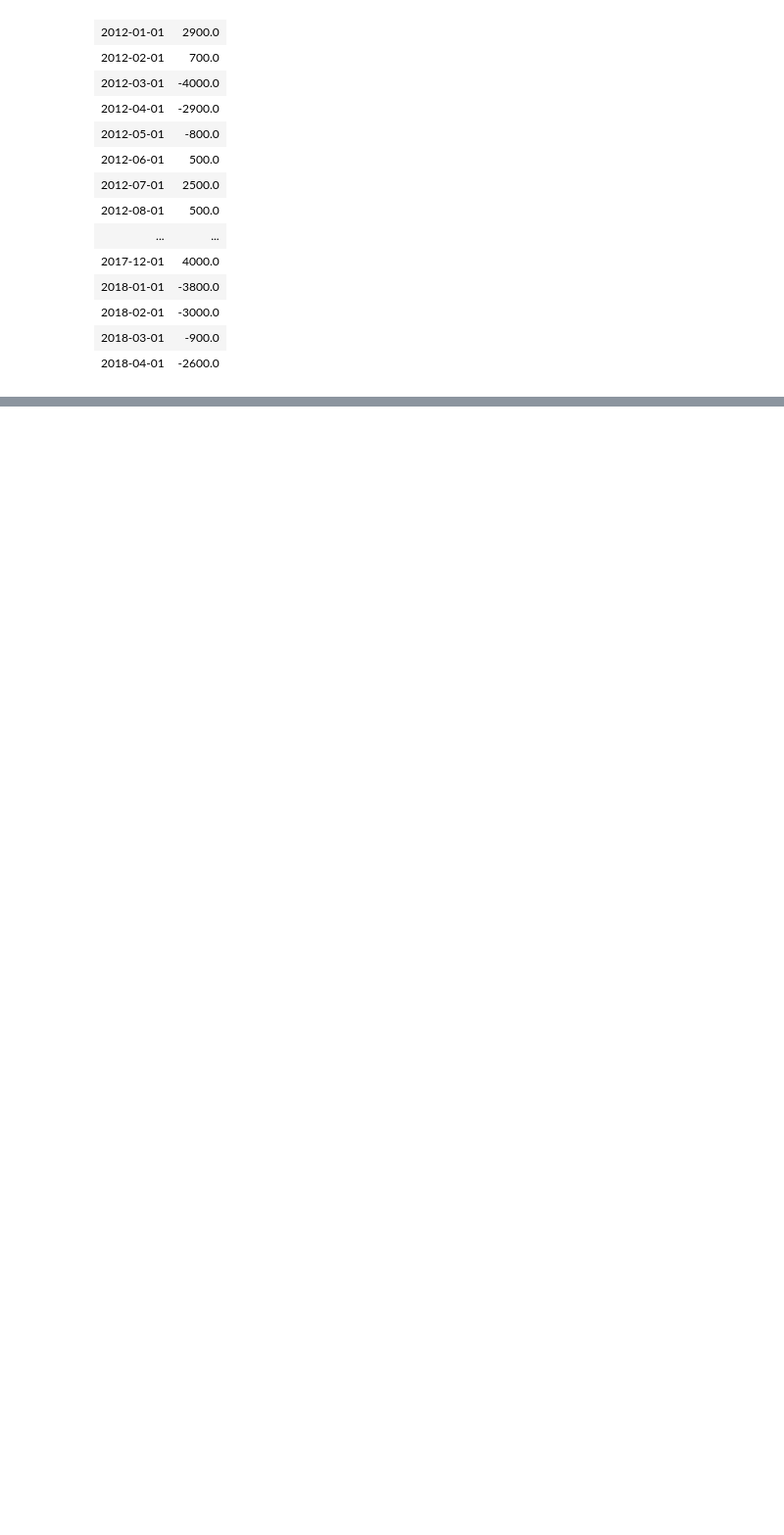
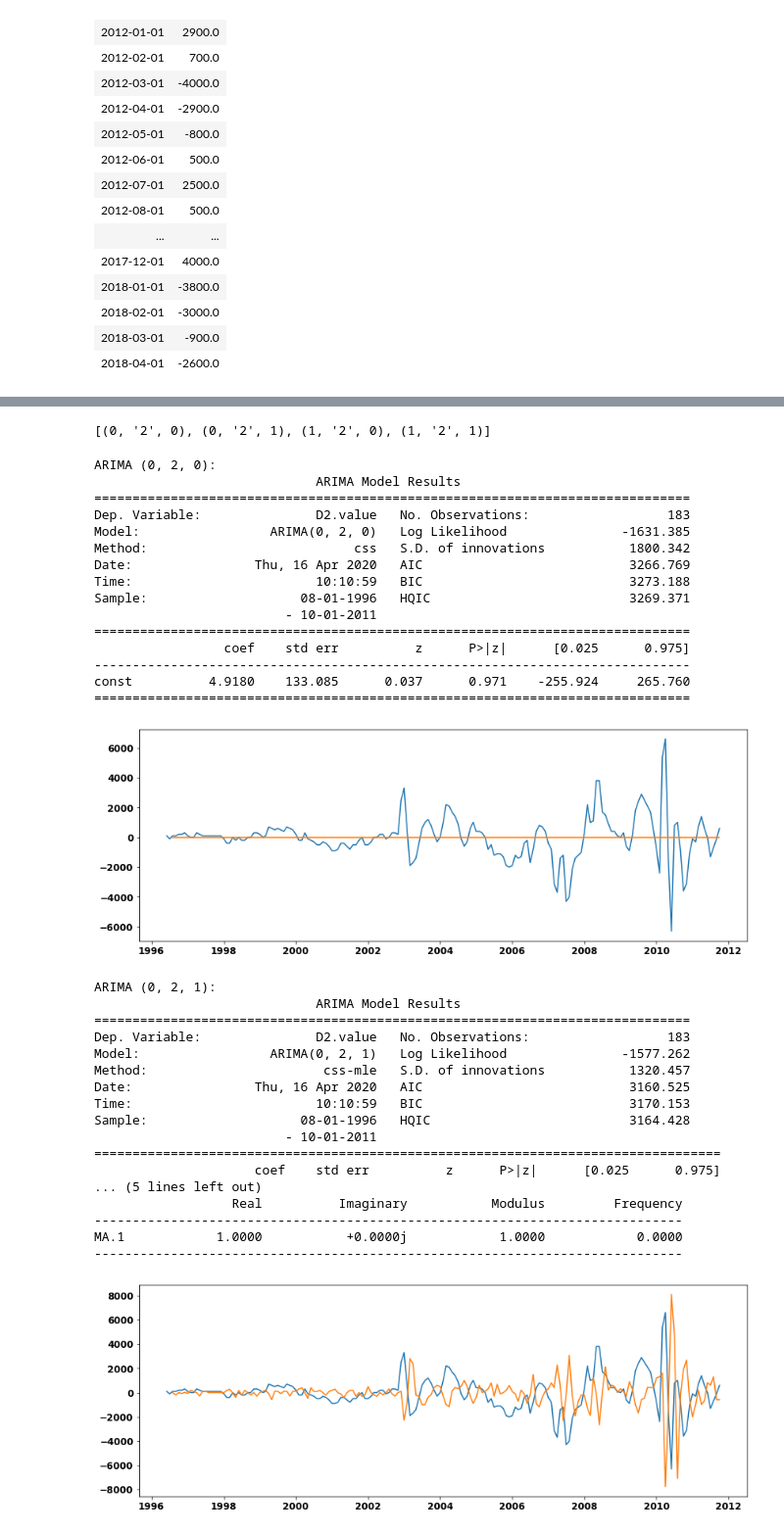
Before and after one commit to FarnazG/CodeReviews, a Jupyter notebook: time_series_codereview.ipynb, the cells around one changed output, grey strips where cells are left out. Shown: that part at 98% size. Drawn from its saved outputs; the diff is of its cells as text; code cells hidden in the pictures; blank space fills up the shorter version.

```diff
--- a/time_series_codereview.ipynb
+++ b/time_series_codereview.ipynb
@@ -460,0 +464,61 @@ test
+# %%
+#we had two differencing process so our d=2
+p = q = range(0, 2)
+
+# Generate all different combinations of p, q and q triplets
+pdq = list(itertools.product(p, '2', q))
+pdq
+# %% [output]
+[(0, '2', 0), (0, '2', 1), (1, '2', 0), (1, '2', 1)]
+# %%
+# Import ARMA
+from statsmodels.tsa.arima_model import ARIMA
+comb = [(0,2,0), (0,2,1), (1,2,0), (1,2,1)]
+
+for i in comb:
+    # Fit an ARMA(1,0) model
+    print('ARIMA {}:'.format(i))
+    model = ARIMA(train, order= i)
+    result = model.fit()
+    plt.figure()
+    # Print out summary information on the fit
+    print(result.summary(),"\n")
+    plt.plot(train)
+    plt.plot(result.fittedvalues)
+    plt.show()
+    print()
+# %% [output]
+ARIMA (0, 2, 0):
+                             ARIMA Model Results
+==============================================================================
+Dep. Variable:               D2.value   No. Observations:                  183
+Model:                 ARIMA(0, 2, 0)   Log Likelihood               -1631.385
+Method:                           css   S.D. of innovations           1800.342
+Date:                Thu, 16 Apr 2020   AIC                           3266.769
+Time:                        10:10:59   BIC                           3273.188
+Sample:                    08-01-1996   HQIC                          3269.371
+                         - 10-01-2011
+==============================================================================
+                 coef    std err          z      P>|z|      [0.025      0.975]
+------------------------------------------------------------------------------
+const          4.9180    133.085      0.037      0.971    -255.924     265.760
+==============================================================================
+[figure, added]
+ARIMA (0, 2, 1):
+                             ARIMA Model Results
+==============================================================================
+Dep. Variable:               D2.value   No. Observations:                  183
+Model:                 ARIMA(0, 2, 1)   Log Likelihood               -1577.262
+Method:                       css-mle   S.D. of innovations           1320.457
+Date:                Thu, 16 Apr 2020   AIC                           3160.525
+Time:                        10:10:59   BIC                           3170.153
+Sample:                    08-01-1996   HQIC                          3164.428
+                         - 10-01-2011
+==================================================================================
+                     coef    std err          z      P>|z|      [0.025      0.975]
+... (5 lines left out)
+                  Real          Imaginary           Modulus         Frequency
+-----------------------------------------------------------------------------
+MA.1            1.0000           +0.0000j            1.0000            0.0000
+-----------------------------------------------------------------------------
+[figure, added]
```
Also changed, not shown: parts of 3 cells of this notebook.
